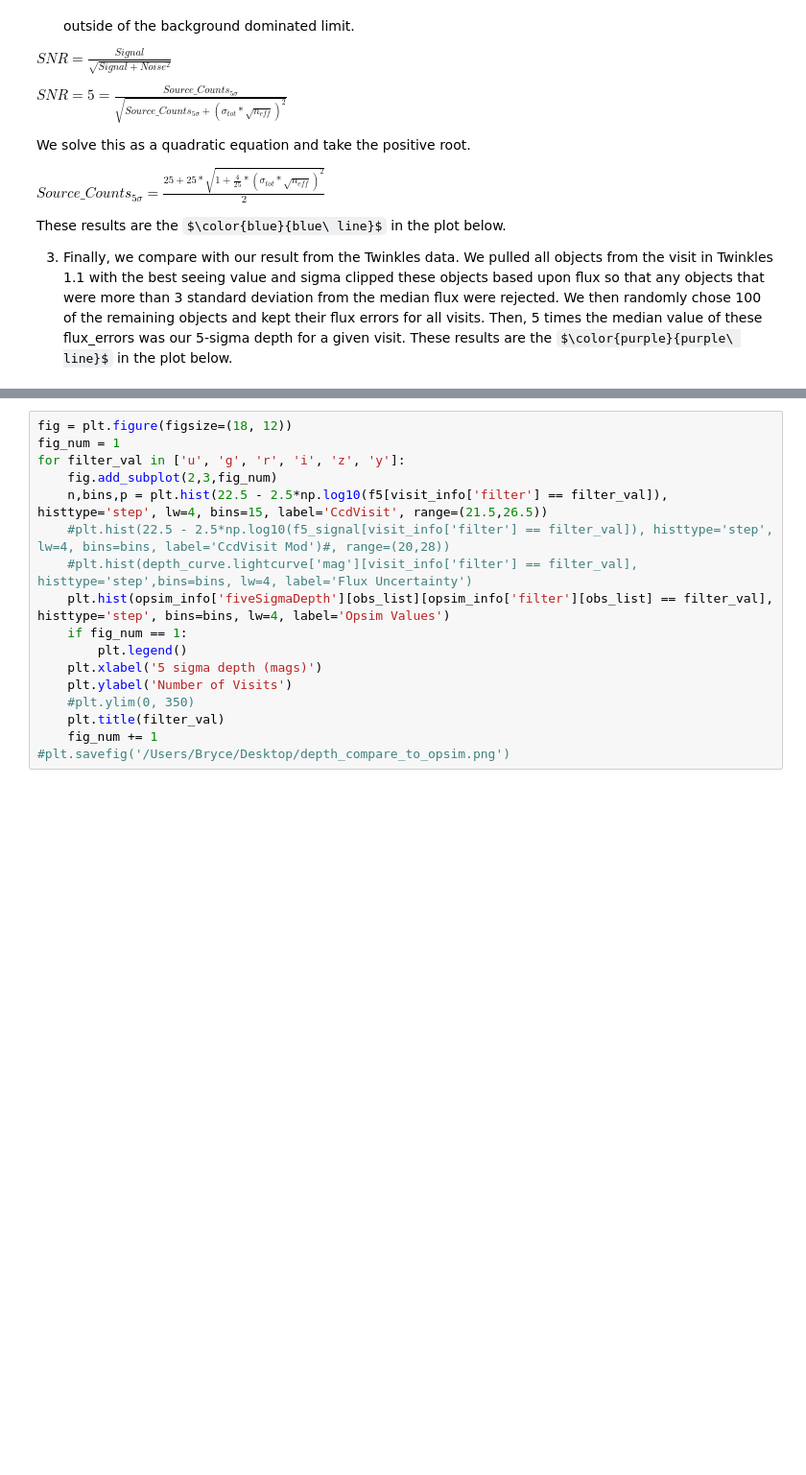
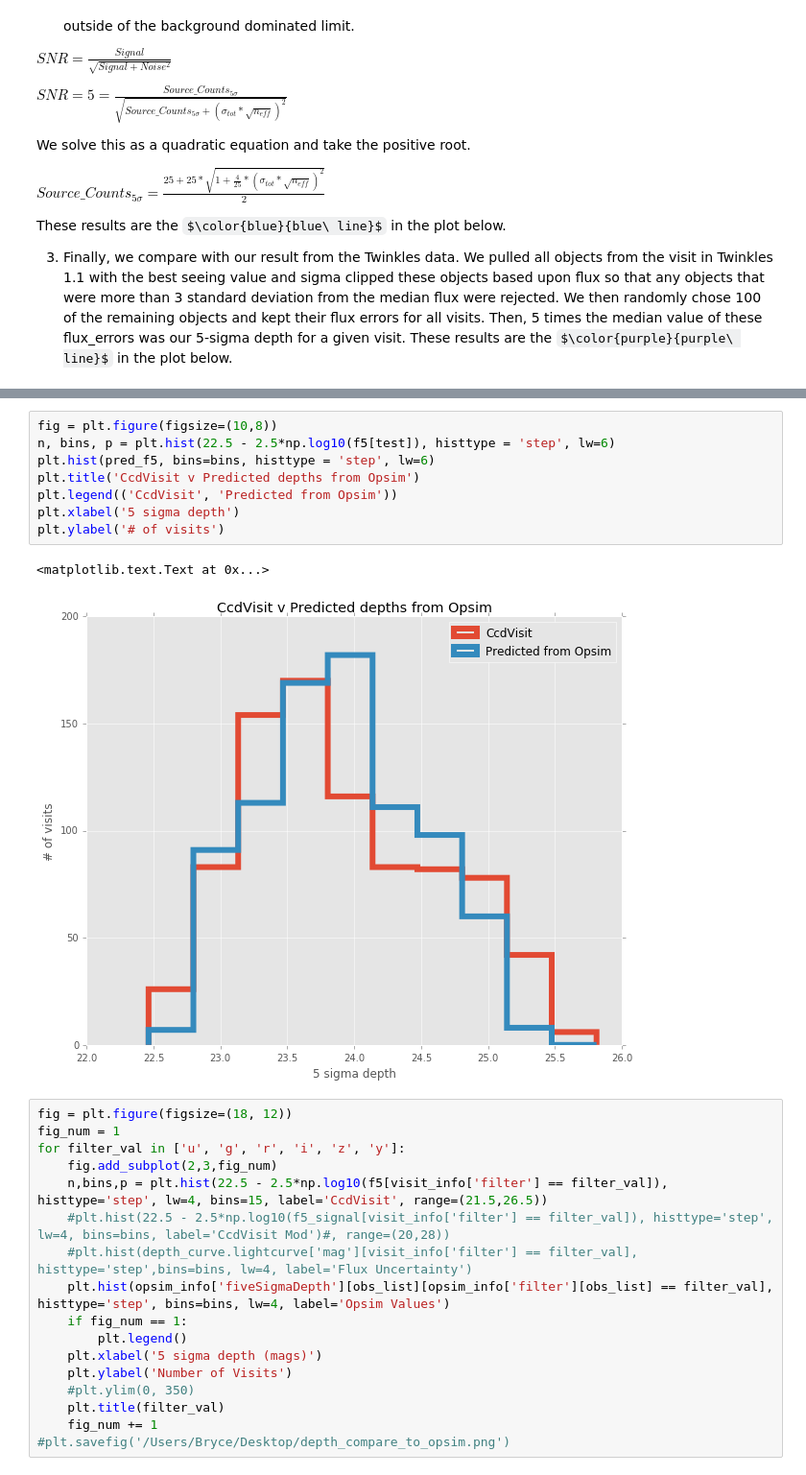
Before and after one commit to LSSTDESC/Monitor, a Jupyter notebook: examples/simple_error_model.ipynb, the cells around one changed output, grey strips where cells are left out. Shown at 96% size. Drawn from its saved outputs; the diff is of its cells as text; some formulas as TeX source; blank space fills up the shorter version.

```diff
--- a/examples/simple_error_model.ipynb
+++ b/examples/simple_error_model.ipynb
@@ -174,3 +193,14 @@ plt.ylim(0, 350)
+# %%
+fig = plt.figure(figsize=(10,8))
+n, bins, p = plt.hist(22.5 - 2.5*np.log10(f5[test]), histtype = 'step', lw=6)
+plt.hist(pred_f5, bins=bins, histtype = 'step', lw=6)
+plt.title('CcdVisit v Predicted depths from Opsim')
+plt.legend(('CcdVisit', 'Predicted from Opsim'))
+plt.xlabel('5 sigma depth')
+plt.ylabel('# of visits')
+# %% [output]
+<matplotlib.text.Text at 0x...>
+[figure, added]
 # %%
 fig = plt.figure(figsize=(18, 12))
 fig_num = 1
```
Also changed, not shown: parts of 15 cells of this notebook.
